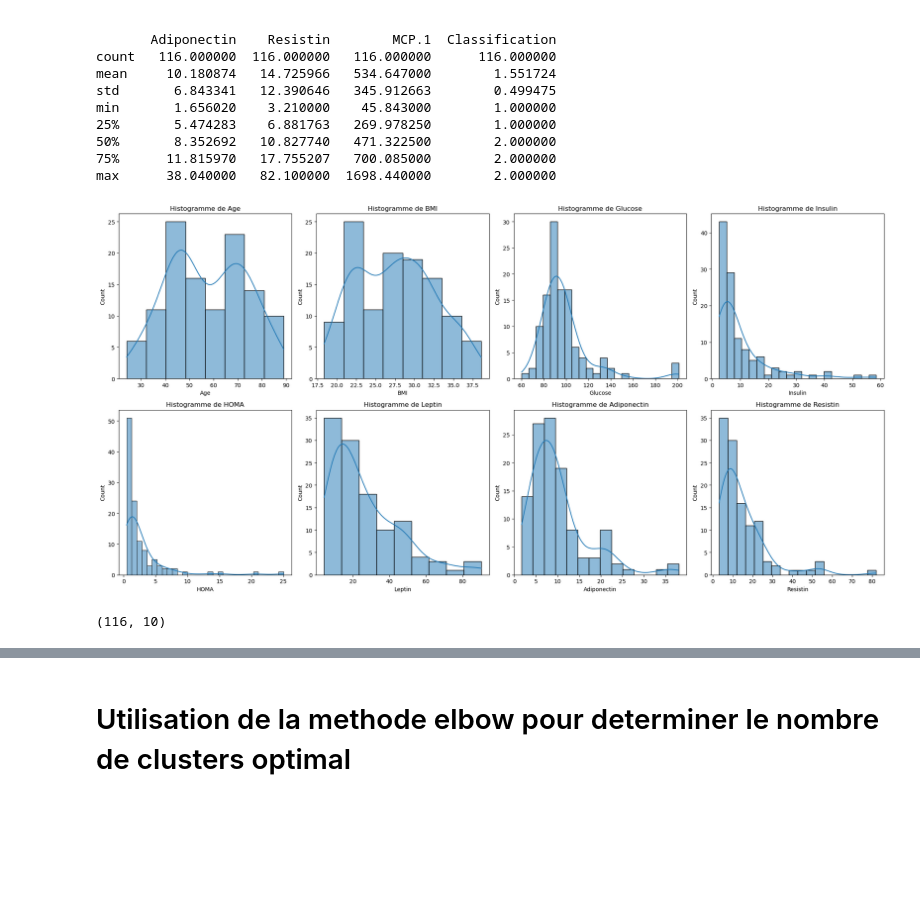
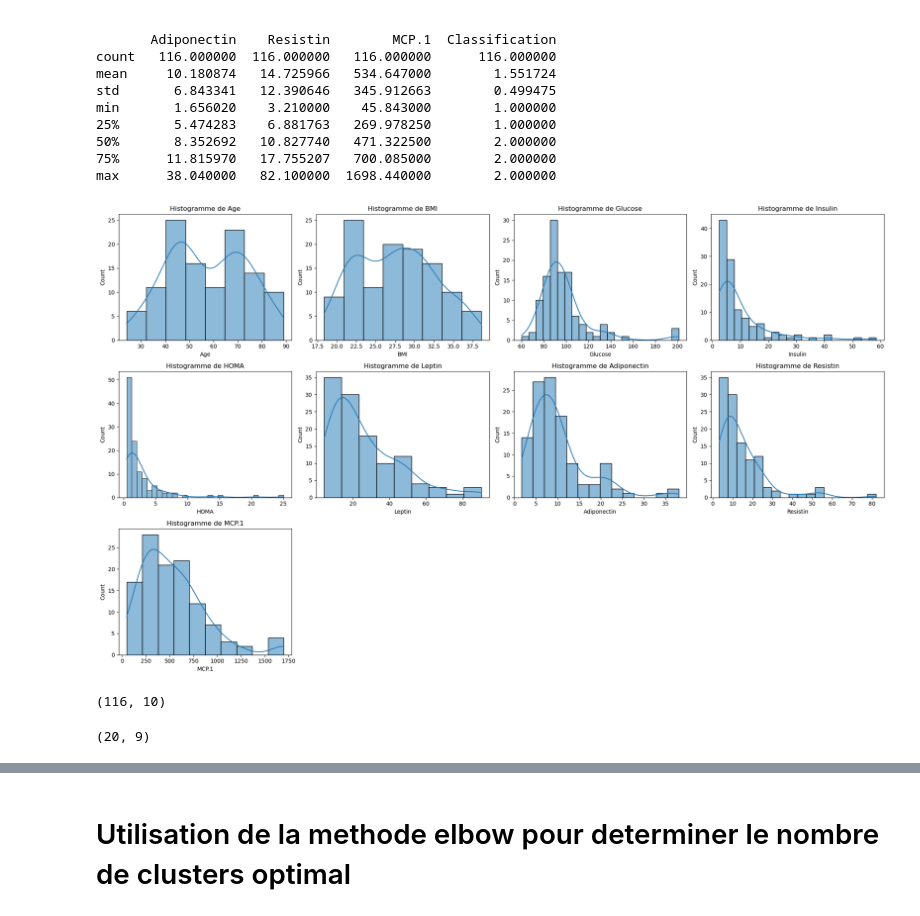
Before and after one commit to moussahassana/datascince-groupe6, a Jupyter notebook: TP groupe 6 kmeans-from-scratch.ipynb, the cells around one changed output, grey strips where cells are left out. Saved outputs shown, nothing was run; the diff lists cells and outputs as text; code cells hidden in the pictures; blank space fills up the shorter version.

```diff
--- a/TP groupe 6 kmeans-from-scratch.ipynb
+++ b/TP groupe 6 kmeans-from-scratch.ipynb
@@ -110,15 +110,25 @@ data = data.drop_duplicates()
 data = data.dropna(axis=1)
 # %%
 # Examinez la distribution des variables continues avec la courbe de la loi normale
-fig, axes = plt.subplots(nrows=2, ncols=4, figsize=(20, 10))
+#fig, axes = plt.subplots(nrows=2, ncols=4, figsize=(20, 10))
 
-for i, variable in enumerate(['Age', 'BMI', 'Glucose', 'Insulin', 'HOMA', 'Leptin', 'Adiponectin', 'Resistin']):
+variables = data.columns.tolist()
+variables=variables[:-1]
+num_plots = len(variables)
+num_rows = (num_plots - 1) // 4 + 1
+fig, axes = plt.subplots(nrows=num_rows, ncols=4, figsize=(20, 4*num_rows))
+
+for i, variable in enumerate(variables):
     sns.histplot(data[variable], kde=True, ax=axes[i//4, i%4])
     axes[i//4, i%4].set_title(f'Histogramme de {variable}')
+
+for j in range(i+1, num_rows*4):
+    fig.delaxes(axes[j//4, j%4])
+
 plt.tight_layout()
 plt.show()
 # %% [output]
-[figure, old version]
+[figure, new version]
 # %%
 data.shape
 # %% [output]
@@ -148,6 +158,9 @@ df_test = pd.DataFrame(X_test, columns=X.columns)
 
 # Mettre à jour les données normalisées
 data = df_train  # Remplacer les données initiales par les données normalisées
+data.shape
+# %% [output]
+(20, 9)
 # %%
 def euclidianDistance(point1,point2):
      return np.sqrt(np.sum((point1-point2)**2))
```
Also changed, not shown: parts of 10 cells of this notebook, 1 other file.
